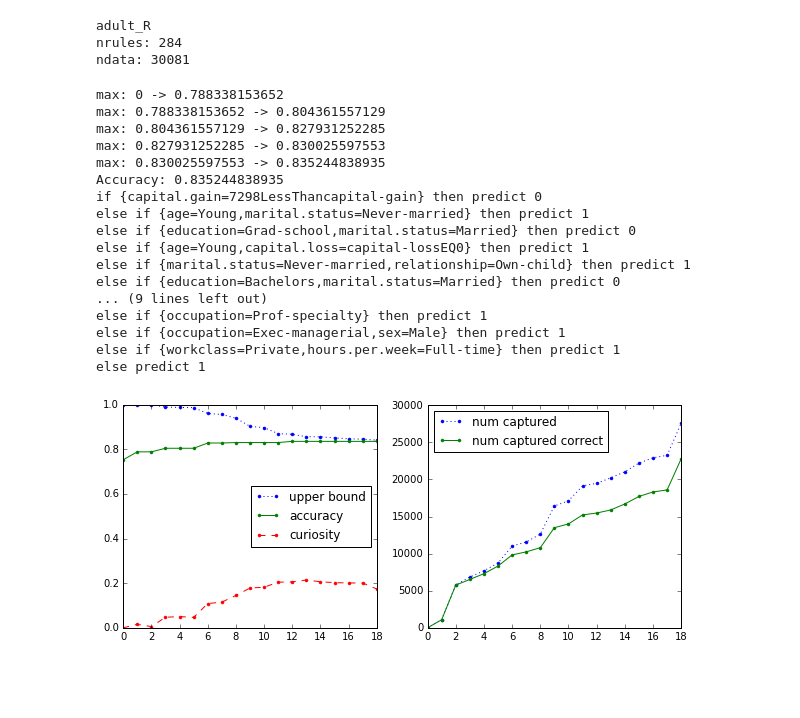
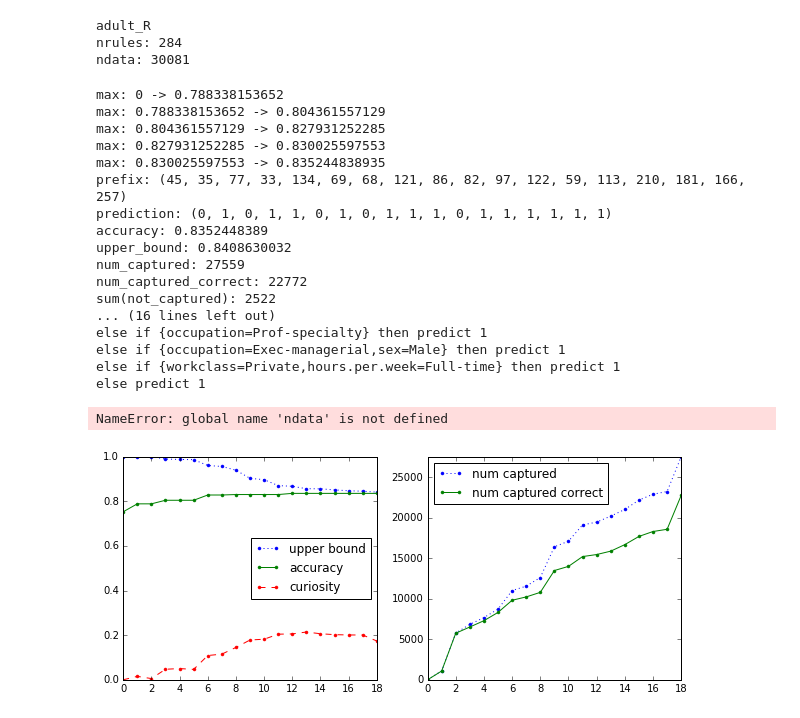
Before and after one commit to nlarusstone/corels-test, a Jupyter notebook: notebooks/hongyu.ipynb, the cells around one changed output. Saved outputs shown, nothing was run; the diff lists cells and outputs as text; code cells hidden in the pictures; blank space fills up the shorter version.

```diff
--- a/notebooks/hongyu.ipynb
+++ b/notebooks/hongyu.ipynb
@@ -99,43 +63,44 @@ The rules list is :
     else if {marital.status=Married,occupation=Prof-specialty} (rule[124]) then positive probability = 0.27289720
     else if {education=Assoc-degree,marital.status=Married} (rule[59]) then positive probability = 0.57581069
     else if {capital.loss=capital-lossEQ0,hours.per.week=Part-time} (rule[55]) then positive probability = 0.98307380
     else if {occupation=Other-service,capital.loss=capital-lossEQ0} (rule[172]) then positive probability = 0.97980381
     else if {occupation=Prof-specialty,sex=Male} (rule[183]) then positive probability = 0.73821990
     else if {occupation=Adm-clerical,sex=Female} (rule[154]) then positive probability = 0.98090186
     else if {occupation=Prof-specialty} (rule[184]) then positive probability = 0.86271186
     else if {age=Middle-aged,education=HS-grad} (rule[4]) then positive probability = 0.96911197
     else if {education=Grad-school} (rule[81]) then positive probability = 0.61656442
     else if {age=Middle-aged,hours.per.week=Full-time} (rule[6]) then positive probability = 0.94713161
     else if {education=Bachelors,native.country=N-America} (rule[69]) then positive probability = 0.73352034
     else if {sex=Male,native.country=N-America} (rule[244]) then positive probability = 0.86269540
     else  (default rule)  then positive probability = 0.94477711
 
 Elaine seems to have a slightly different rule list, without a rule for `{occupation=Adm-clerical,sex=Female}`,
 so we stop there.
 
 """
 prefix = (45, 35, 77, 33, 134, 69, 68, 121, 86, 82, 97, 122, 59, 113, 210, 181, 166, 257)
 given_prefix(prefix, cache, rules, ones, ndata, max_accuracy=max_accuracy)
-summarize(prefix, cache)
+viz.prefix_trace(prefix, cache, rule_names, ndata)
 # %% [output]
 max: 0 -> 0.788338153652
 max: 0.788338153652 -> 0.804361557129
 max: 0.804361557129 -> 0.827931252285
 max: 0.827931252285 -> 0.830025597553
 max: 0.830025597553 -> 0.835244838935
-Accuracy: 0.835244838935
-if {capital.gain=7298LessThancapital-gain} then predict 0
-else if {age=Young,marital.status=Never-married} then predict 1
-else if {education=Grad-school,marital.status=Married} then predict 0
-else if {age=Young,capital.loss=capital-lossEQ0} then predict 1
-else if {marital.status=Never-married,relationship=Own-child} then predict 1
-else if {education=Bachelors,marital.status=Married} then predict 0
-... (9 lines left out)
+prefix: (45, 35, 77, 33, 134, 69, 68, 121, 86, 82, 97, 122, 59, 113, 210, 181, 166, 257)
+prediction: (0, 1, 0, 1, 1, 0, 1, 0, 1, 1, 1, 0, 1, 1, 1, 1, 1, 1)
+accuracy: 0.8352448389
+upper_bound: 0.8408630032
+num_captured: 27559
+num_captured_correct: 22772
+sum(not_captured): 2522
+... (16 lines left out)
 else if {occupation=Prof-specialty} then predict 1
 else if {occupation=Exec-managerial,sex=Male} then predict 1
 else if {workclass=Private,hours.per.week=Full-time} then predict 1
 else predict 1
+NameError: global name 'ndata' is not defined
-[figure, old version]
+[figure, new version]
 # %%
 """
 There is another example rule list in our earlier paper http://arxiv.org/pdf/1602.08610v1.pdf on page 3:
```
Also changed, not shown: parts of 2 cells of this notebook, 1 other file.
